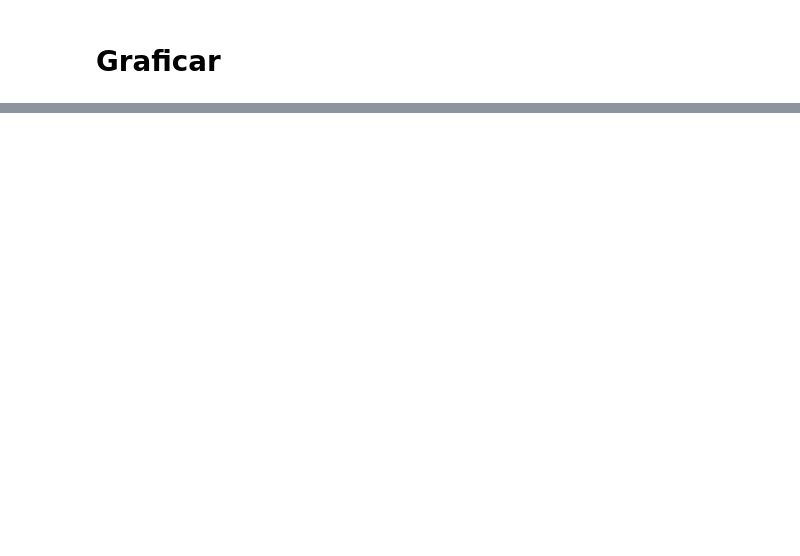
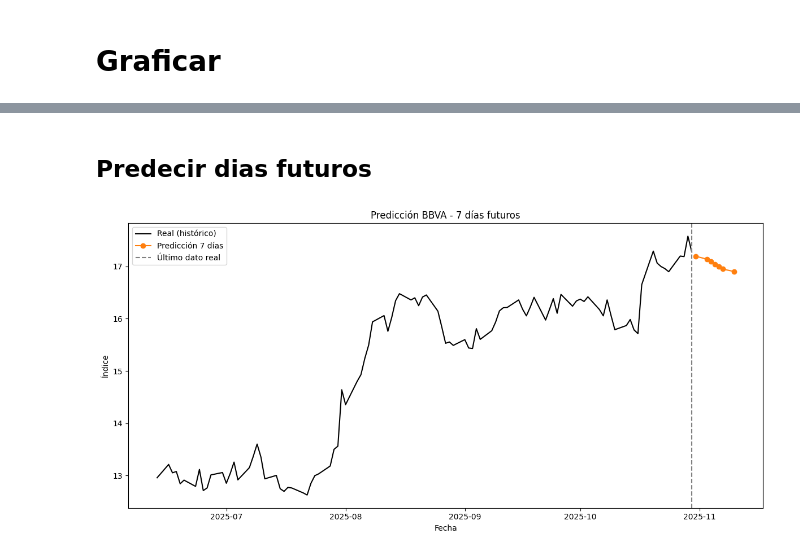
Before and after one commit to Jacobo24/Aprendizaje_Automatico, a Jupyter notebook: Carga_csv.ipynb, the cells around one changed output, grey strips where cells are left out. Drawn from its saved outputs; the diff is of its cells as text; code cells hidden in the pictures; blank space fills up the shorter version.

```diff
--- a/Carga_csv.ipynb
+++ b/Carga_csv.ipynb
@@ -325,0 +425,2 @@ Predicción IBEX próximo día (LSTM): 10044.421
+# %% [markdown]
+## Predecir dias futuros
@@ -325,0 +454,44 @@ Predicción IBEX próximo día (LSTM): 10044.421
+# %%
+# última fecha real
+ultima_fecha = bbva_df["Date"].max()
+
+# generamos 7 fechas a partir de la última
+fechas_futuras = pd.date_range(start=ultima_fecha + pd.Timedelta(days=1),
+                               periods=7, freq="B")  # "B" para días hábiles
+# %%
+# 1) obtenemos las 7 predicciones
+preds_7 = predecir_n_dias(lstm_model, bbva_df, scaler_bbva,
+                          col_target="Price", window_size=window_size, n_dias=7)
+
+# 2) hacemos un DataFrame de futuro
+df_futuro = pd.DataFrame({
+    "Date": fechas_futuras,
+    "Predicted_Price": preds_7
+})
+
+# 3) para ver contexto, cogemos los últimos, por ejemplo, 100 días reales
+historico_plot = bbva_df[["Date", "Price"]].tail(100).copy()
+
+# 4) graficar
+import matplotlib.pyplot as plt
+
+plt.figure(figsize=(12,6))
+
+# parte histórica
+plt.plot(historico_plot["Date"], historico_plot["Price"], label="Real (histórico)", color="black")
+
+# parte futura (solo predicción)
+plt.plot(df_futuro["Date"], df_futuro["Predicted_Price"],
+         label="Predicción 7 días", color="tab:orange", marker="o")
+
+# marcar visualmente el corte
+plt.axvline(historico_plot["Date"].max(), color="gray", linestyle="--", label="Último dato real")
+
+plt.title("Predicción BBVA - 7 días futuros")
+plt.xlabel("Fecha")
+plt.ylabel("Índice")
+plt.legend()
+plt.tight_layout()
+plt.show()
+# %% [output]
+[figure, added]
```
Also changed, not shown: parts of 10 cells of this notebook, 10 other files.
